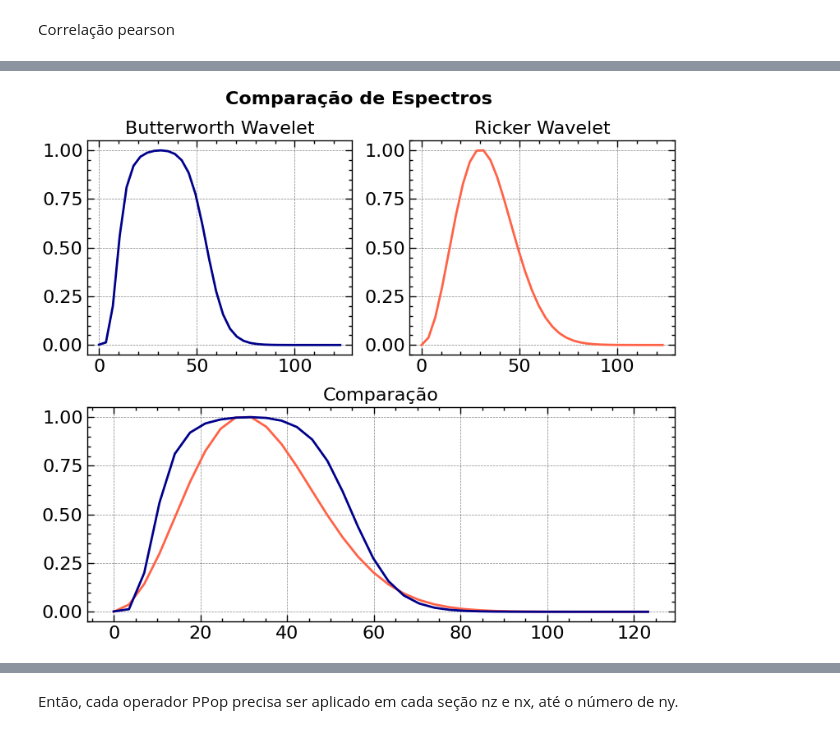
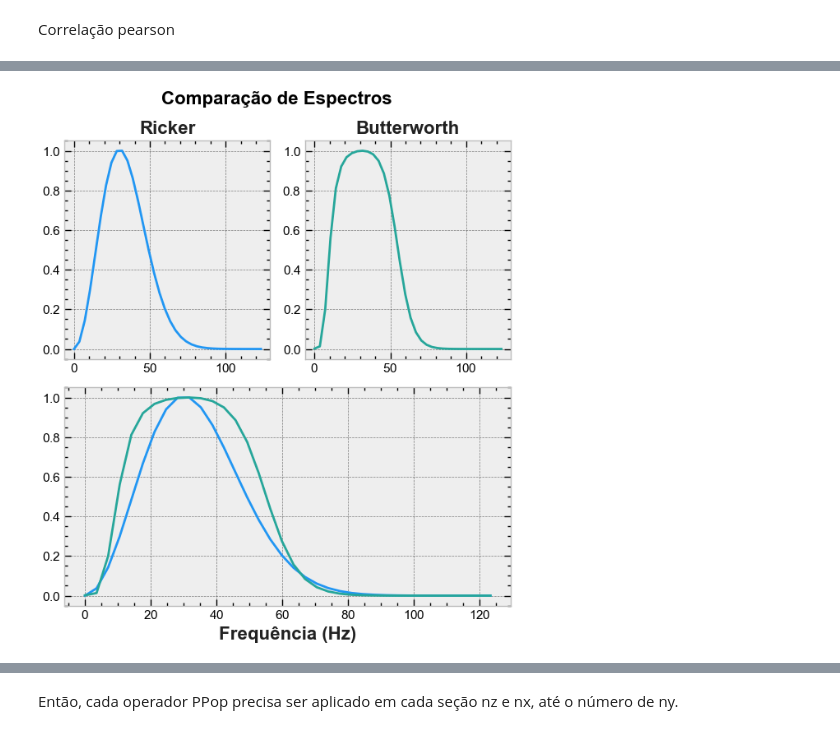
Before and after one commit to albano-a/inversion_methods_algorithms, a Jupyter notebook: full_section.ipynb, the cells around one changed output, grey strips where cells are left out. Cells and saved outputs as stored; diff of their text form; code cells hidden in the pictures.

```diff
--- a/full_section.ipynb
+++ b/full_section.ipynb
@@ -9,4 +9,4 @@ import warnings
 
 warnings.filterwarnings("ignore")
 
-plt.style.use(['science','notebook','grid'])
+plt.style.use(['bmh','science','notebook','grid'])
@@ -68,16 +116,19 @@ Gerando a wavelet de Ricker
 # %%
 def ricker(peak_freq, samples, dt):
-    # Calculate time array
+    # Array do tempo
     t = np.arange(samples) * (dt / 1000)
     t = np.concatenate((np.flipud(-t[1:]), t), axis=0)
 
-    # Calculate Ricker wavelet
+    # Cálculo da wavelet de Ricker
     pi2_f2_t2 = (np.pi**2) * (peak_freq**2) * (t**2)
     ricker = (1. - 2. * pi2_f2_t2) * np.exp(-pi2_f2_t2)
 
     return t, ricker
 
-twlet, wlet = ricker(peak_freq=30, samples=36, dt=4)          # wavelet
+pkfq = 30
+dt = 4
+
+twlet, wlet = ricker(peak_freq=pkfq, samples=36, dt=dt)          # wavelet
 freqs = np.fft.rfftfreq(twlet.shape[0], d=4/1000)
 fft = np.abs(np.fft.rfft(wlet)) #/ np.max(wlet)
 fft = fft / np.max(fft)
@@ -121,7 +187,13 @@ def butter_wavelet(freq_hi, freq_low, samples, dt):
 
     return t, butter_wvlt
 
-twlet_b, wlet_b = butter_wavelet(freq_hi=55, freq_low=10, samples=36, dt=4)          # wavelet
+freqhi = 55
+freqlow = 10
+samplesb = 36
+dtb = 4
+
+twlet_b, wlet_b = butter_wavelet(freq_hi=freqhi, freq_low=freqlow,
+                                 samples=samplesb, dt=dtb)          # wavelet
 fft_b = abs(np.fft.rfft(wlet_b))
 freqs_b = np.fft.rfftfreq(twlet_b.shape[0], d=4/1000)
 fft_b = fft_b / np.max(fft_b)
@@ -146,25 +230,26 @@ plt.show()
 # %%
-plt.figure(figsize=(8, 7))
+plt.figure(figsize=(6, 7))
 
 plt.suptitle("Comparação de Espectros", fontsize=16, fontweight='bold')
 
 plt.subplot2grid((2, 2), (0, 0))
-plt.plot(freqs_b, fft_b, color="darkblue")
-plt.title("Butterworth Wavelet")
+plt.plot(freqs, fft, color="#2196f3")
+plt.tick_params(axis='both', labelsize=11)
+plt.title("Ricker", color=TEXT_COLOR, fontweight='bold')
 
 plt.subplot2grid((2, 2), (0, 1))
-plt.plot(freqs, fft, color="tomato")
-plt.title("Ricker Wavelet")
+plt.plot(freqs_b, fft_b, color="#26a69a")
+plt.tick_params(axis='both', labelsize=11)
+plt.title("Butterworth", color=TEXT_COLOR, fontweight='bold')
 
-plt.subplot2grid((2, 2), # 2 linhas 2 colunas
-                 (1, 0), # segunda linha, primeira coluna
-                 colspan=2 # ocupa 2 colunas
-                 )
-plt.plot(freqs, fft, color="tomato")
-plt.plot(freqs_b, fft_b, color="darkblue")
-plt.title("Comparação")
+plt.subplot2grid((2, 2), (1, 0), colspan=2)
+plt.tick_params(axis='both', labelsize=11)
+plt.plot(freqs, fft, color="#2196f3")
+plt.plot(freqs_b, fft_b, color="#26a69a")
+plt.xlabel("Frequência (Hz)", color=TEXT_COLOR, fontweight='bold')
 
 plt.tight_layout()
+plt.savefig('simposio_figs/grid_wavelets.png', dpi=300, bbox_inches='tight')
 plt.show()
 # %% [output]
-[figure, old version]
+[figure, new version]
```
Also changed, not shown: parts of 19 cells of this notebook, 9 other files.
